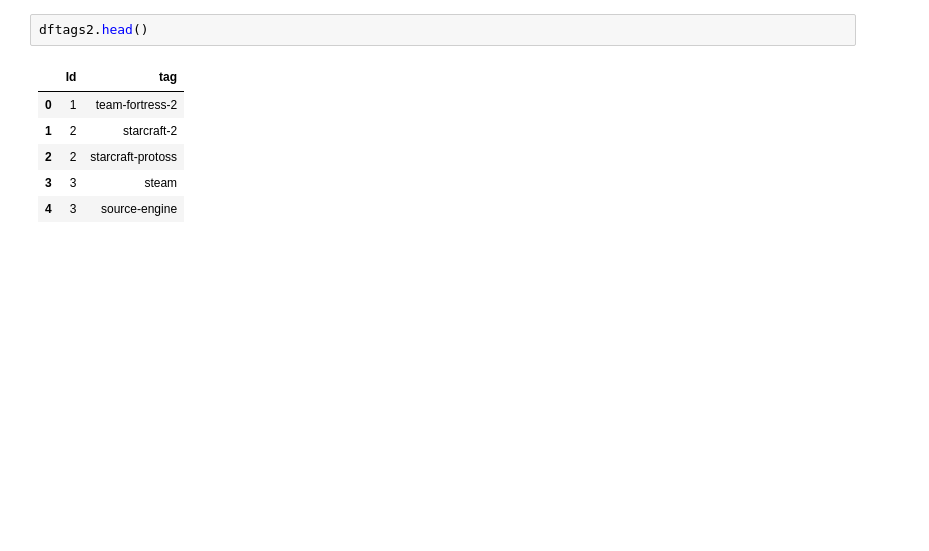
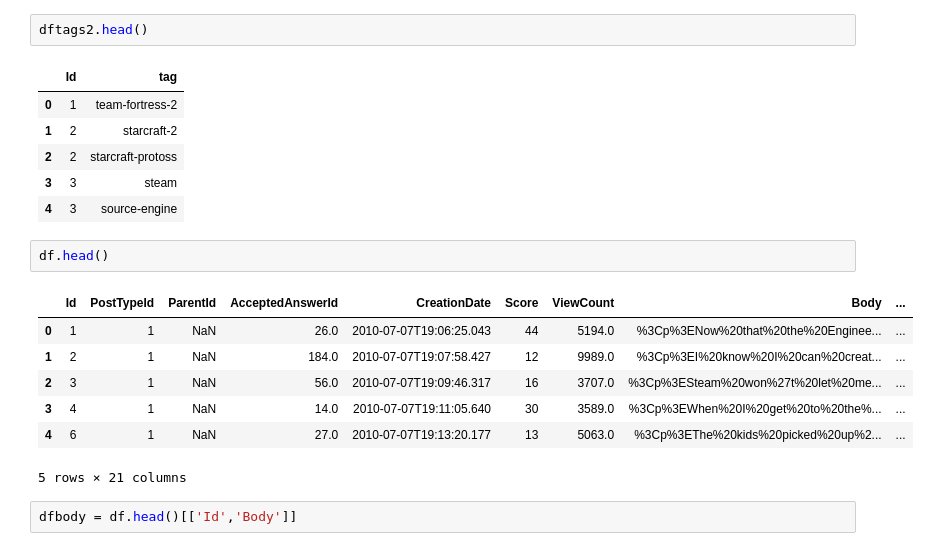
Before and after one commit to mutazag/godzilla-sina, a Jupyter notebook: 04-explore-posts.ipynb, the cells around one changed output. Cells and saved outputs as stored; diff of their text form; blank space fills up the shorter version.

```diff
--- a/04-explore-posts.ipynb
+++ b/04-explore-posts.ipynb
@@ -243,3 +244,15 @@ dftags2.head()
 | 2 | 2 | starcraft-protoss |
 | 3 | 3 | steam |
 | 4 | 3 | source-engine |
+# %%
+df.head()
+# %% [output]
+|  | Id | PostTypeId | ParentId | AcceptedAnswerId | CreationDate | Score | ViewCount | Body | ... |
+| 0 | 1 | 1 | NaN | 26.0 | 2010-07-07T19:06:25.043 | 44 | 5194.0 | %3Cp%3ENow%20that%20the%20Enginee... | ... |
+| 1 | 2 | 1 | NaN | 184.0 | 2010-07-07T19:07:58.427 | 12 | 9989.0 | %3Cp%3EI%20know%20I%20can%20creat... | ... |
+| 2 | 3 | 1 | NaN | 56.0 | 2010-07-07T19:09:46.317 | 16 | 3707.0 | %3Cp%3ESteam%20won%27t%20let%20me... | ... |
+| 3 | 4 | 1 | NaN | 14.0 | 2010-07-07T19:11:05.640 | 30 | 3589.0 | %3Cp%3EWhen%20I%20get%20to%20the%... | ... |
+| 4 | 6 | 1 | NaN | 27.0 | 2010-07-07T19:13:20.177 | 13 | 5063.0 | %3Cp%3EThe%20kids%20picked%20up%2... | ... |
+5 rows × 21 columns
+# %%
+dfbody = df.head()[['Id','Body']]
```
Also changed, not shown: parts of 12 cells of this notebook, 1 other file.
